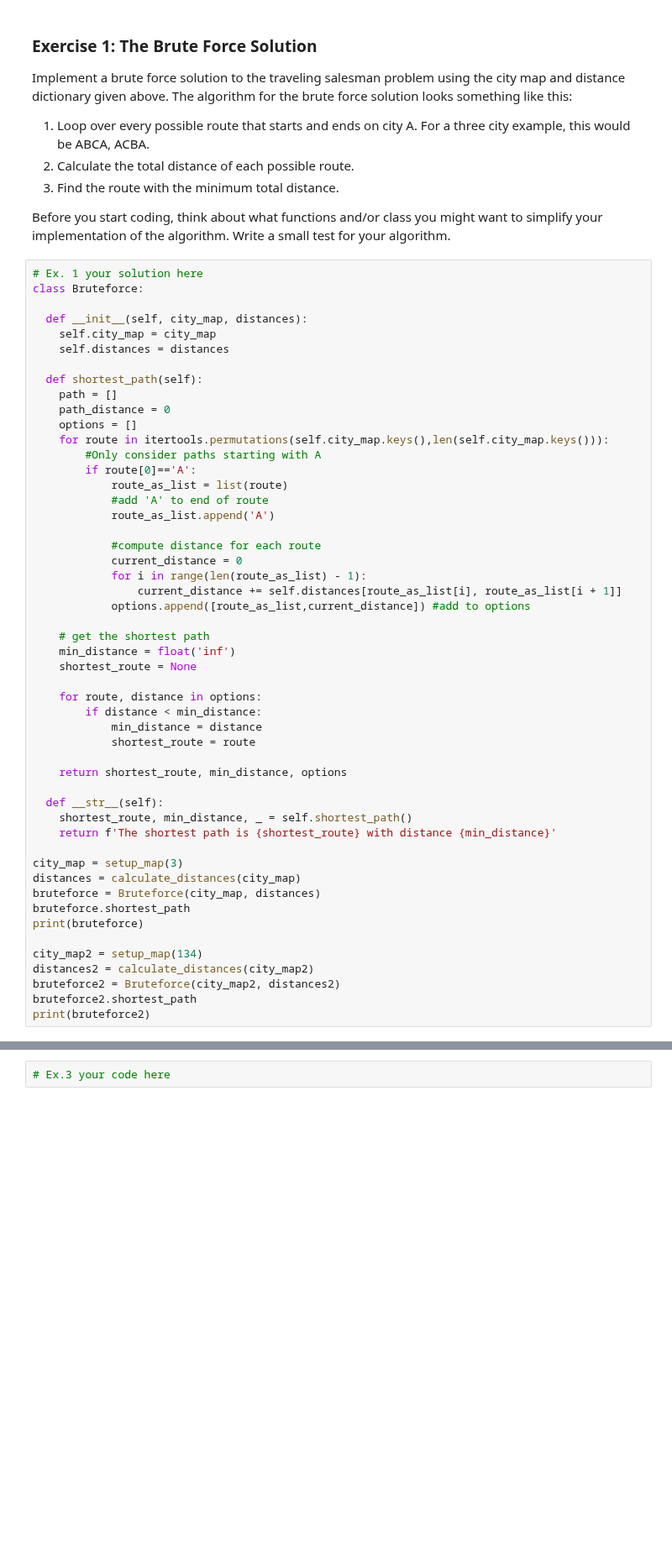
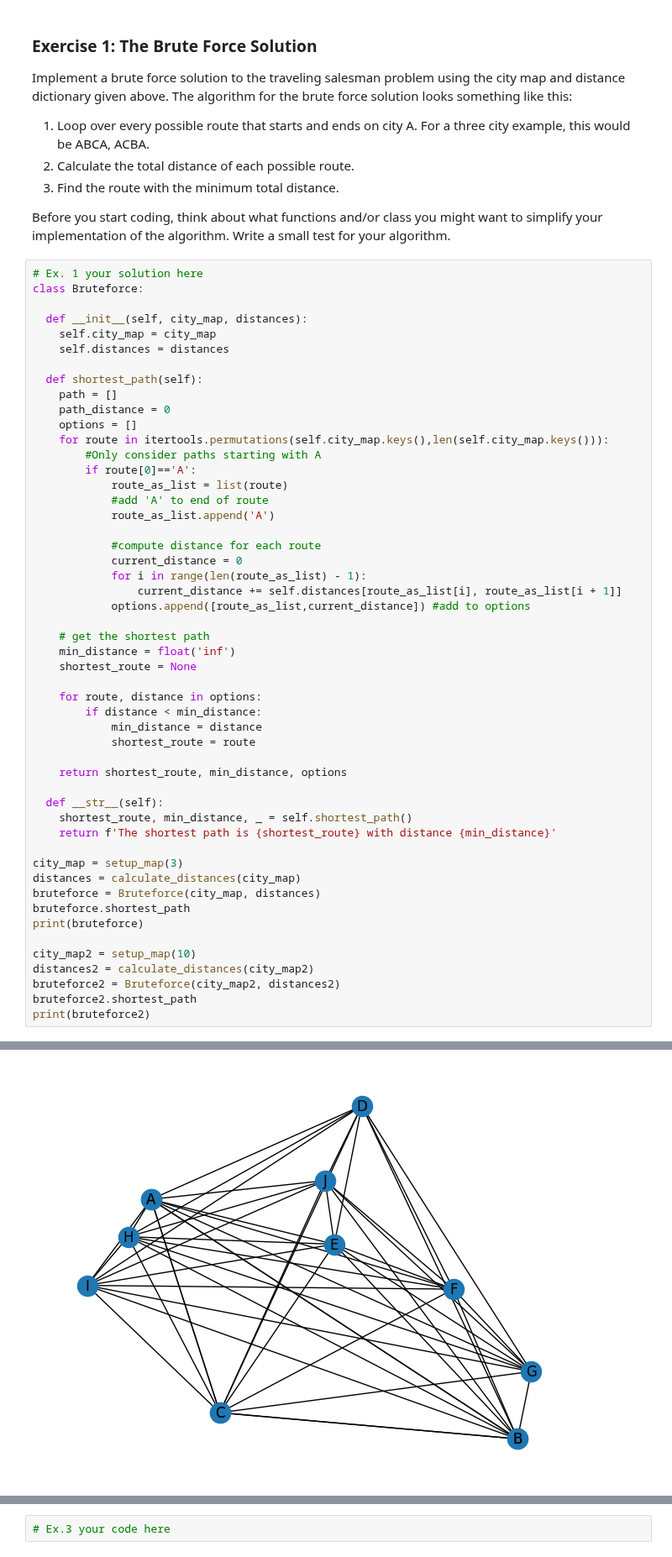
Before and after one commit to MarlaS02/comp215, a Jupyter notebook: labs/lab05_scaling.ipynb, the cells around one changed output, grey strips where cells are left out. Shown at 84% size. Drawn from its saved outputs; the diff is of its cells as text; blank space fills up the shorter version.

```diff
--- a/labs/lab05_scaling.ipynb
+++ b/labs/lab05_scaling.ipynb
@@ -133,7 +133,7 @@ bruteforce = Bruteforce(city_map, distances)
 bruteforce.shortest_path
 print(bruteforce)
 
-city_map2 = setup_map(134)
+city_map2 = setup_map(10)
 distances2 = calculate_distances(city_map2)
 bruteforce2 = Bruteforce(city_map2, distances2)
 bruteforce2.shortest_path
@@ -143,3 +144,4 @@ NameError: name 'setup_map' is not defined
+[figure, added]
 # %% [markdown]
 ### Exercise 2: Nearest Neighbour
 
```
Also changed, not shown: parts of 3 cells of this notebook.
